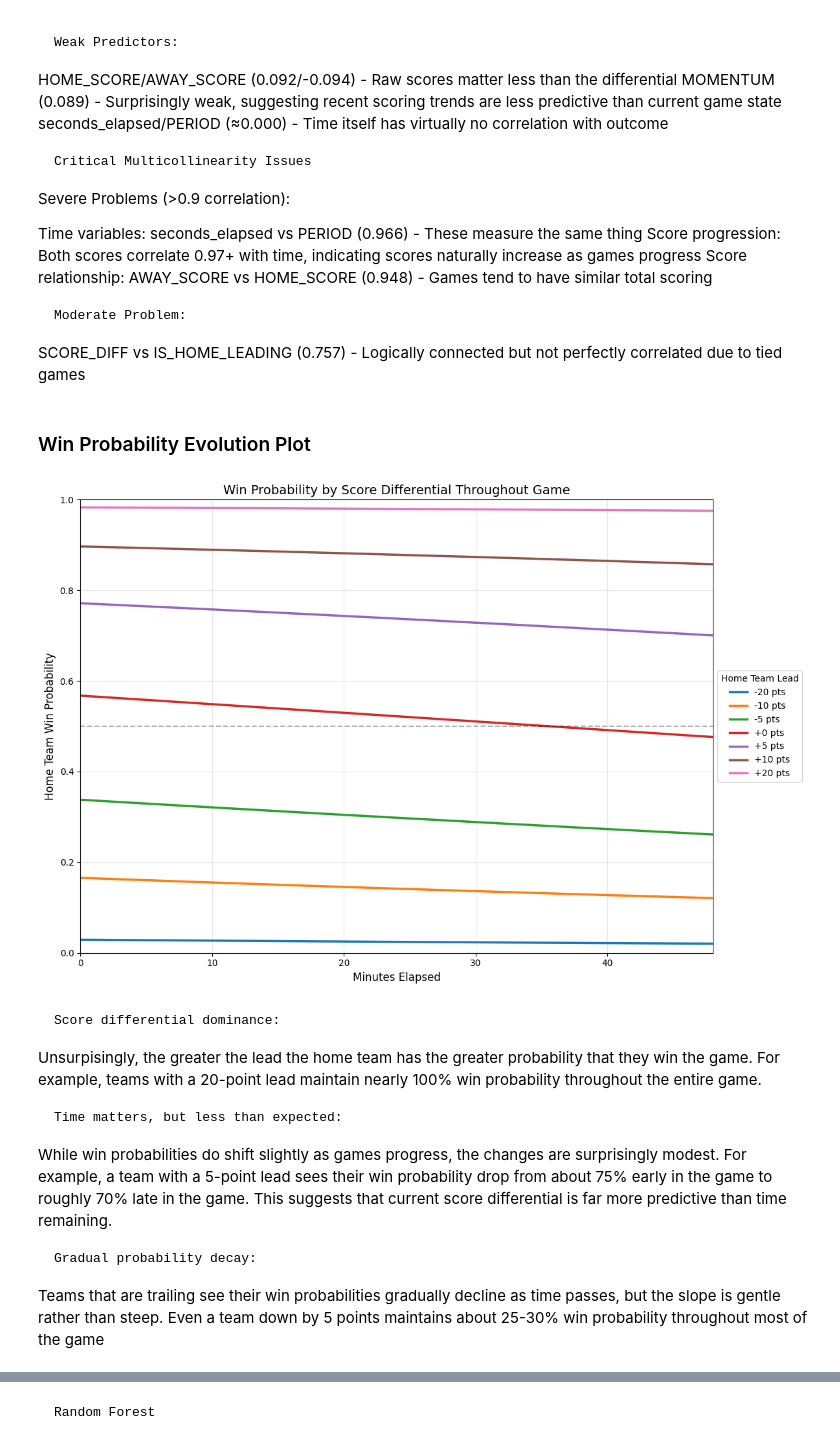
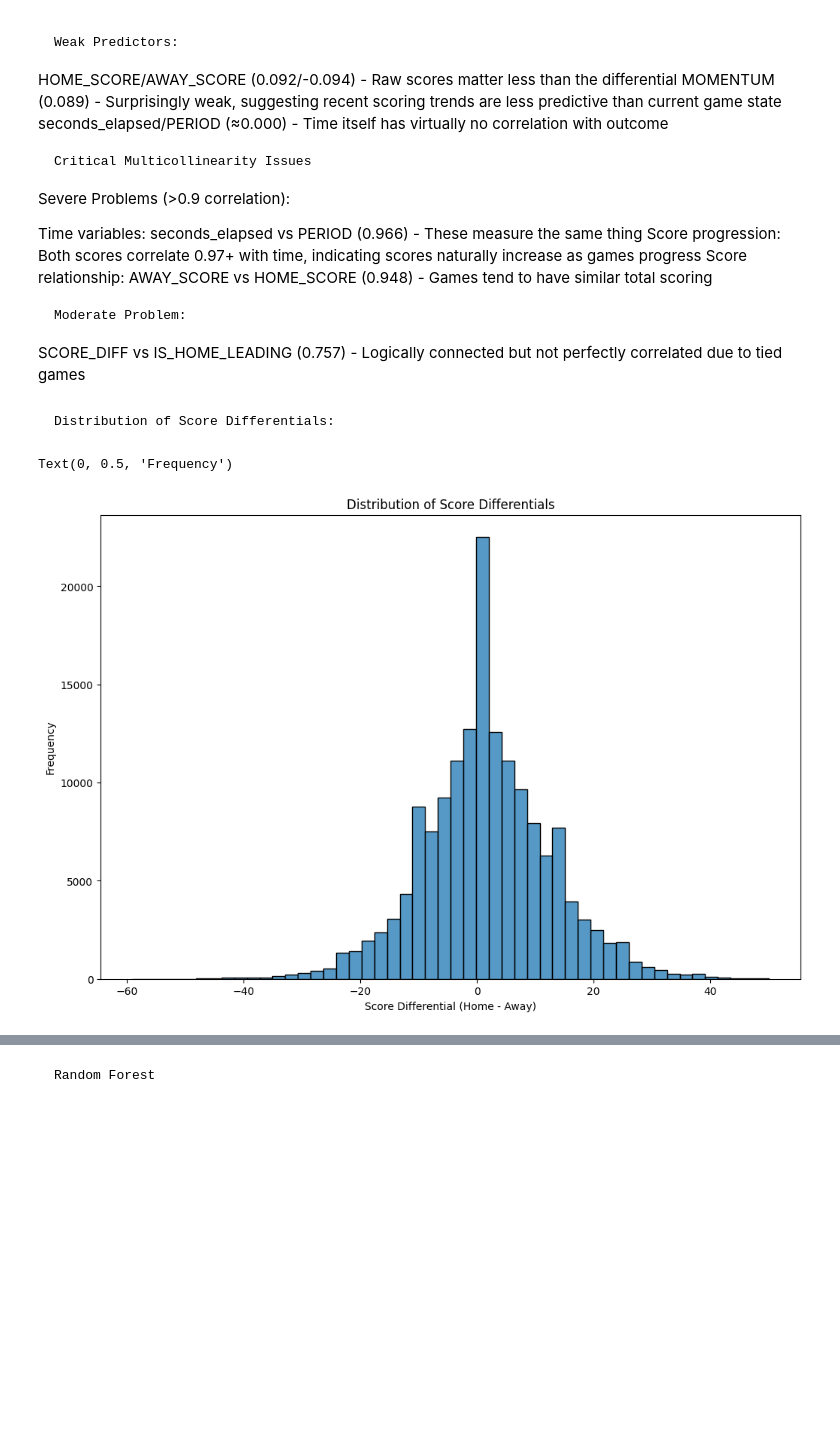
Before and after one commit to MibhaelGray/NBA-Game-Outcomes-A-Machine-Learning-Approach-Based-on-Real-Time-Score-Differentials, a Jupyter notebook: src/models/model.ipynb, the cells around one changed output, grey strips where cells are left out. Drawn from its saved outputs; the diff is of its cells as text; code cells hidden in the pictures; blank space fills up the shorter version.

```diff
--- a/src/models/model.ipynb
+++ b/src/models/model.ipynb
@@ -166,48 +188,14 @@ Score relationship: AWAY_SCORE vs HOME_SCORE (0.948) - Games tend to have simila
     Moderate Problem:
 
 SCORE_DIFF vs IS_HOME_LEADING (0.757) - Logically connected but not perfectly correlated due to tied games
-# %% [markdown]
-### Win Probability Evolution Plot
-# %%
-from sklearn.linear_model import LogisticRegression
-import numpy as np
-import matplotlib.pyplot as plt
-
-# Train the model
-X = nba_games_2022_2023[['SCORE_DIFF', 'seconds_elapsed']]
-y = nba_games_2022_2023['HOME_TEAM_WON']
-model = LogisticRegression()
-model.fit(X, y)
-
-# Create predictions
-score_diffs = [-20, -10, -5, 0, 5, 10, 20]
-times = np.arange(0, 2881, 30)
-
-plt.figure(figsize=(12, 8))
-for score in score_diffs:
-   pred_data = pd.DataFrame([[score, t] for t in times],
-                          columns=['SCORE_DIFF', 'seconds_elapsed'])
-   probs = model.predict_proba(pred_data)[:, 1]
-   plt.plot(times/60, probs, linewidth=2.5, label=f'{score:+d} pts')
-
-plt.axhline(y=0.5, color='black', linestyle='--', alpha=0.3)
-plt.xlabel('Minutes Elapsed', fontsize=12)
-plt.ylabel('Home Team Win Probability', fontsize=12)
-plt.title('Win Probability by Score Differential Throughout Game', fontsize=14)
-plt.legend(title='Home Team Lead', loc='center left', bbox_to_anchor=(1, 0.5))
-plt.grid(True, alpha=0.3)
-plt.xlim(0, 48)
-plt.ylim(0, 1)
-plt.tight_layout()
-plt.show()
-# %% [output]
-[figure, removed]
-# %% [markdown]
-    Score differential dominance:
-Unsurpisingly, the greater the lead the home team has the greater probability that they win the game. For example, teams with a 20-point lead maintain nearly 100% win probability throughout the entire game.
-
-    Time matters, but less than expected:
-While win probabilities do shift slightly as games progress, the changes are surprisingly modest. For example, a team with a 5-point lead sees their win probability drop from about 75% early in the game to roughly 70% late in the game. This suggests that current score differential is far more predictive than time remaining.
-
-    Gradual probability decay:
-Teams that are trailing see their win probabilities gradually decline as time passes, but the slope is gentle rather than steep. Even a team down by 5 points maintains about 25-30% win probability throughout most of the game
+# %% [markdown]
+    Distribution of Score Differentials:
+# %%
+plt.figure(figsize=(12, 8))
+sns.histplot(data=nba_games_2022_2023, x='SCORE_DIFF', bins=50)
+plt.title('Distribution of Score Differentials')
+plt.xlabel('Score Differential (Home - Away)')
+plt.ylabel('Frequency')
+# %% [output]
+Text(0, 0.5, 'Frequency')
+[figure, added]
```
Also changed, not shown: parts of 44 cells of this notebook, 8 other files.
